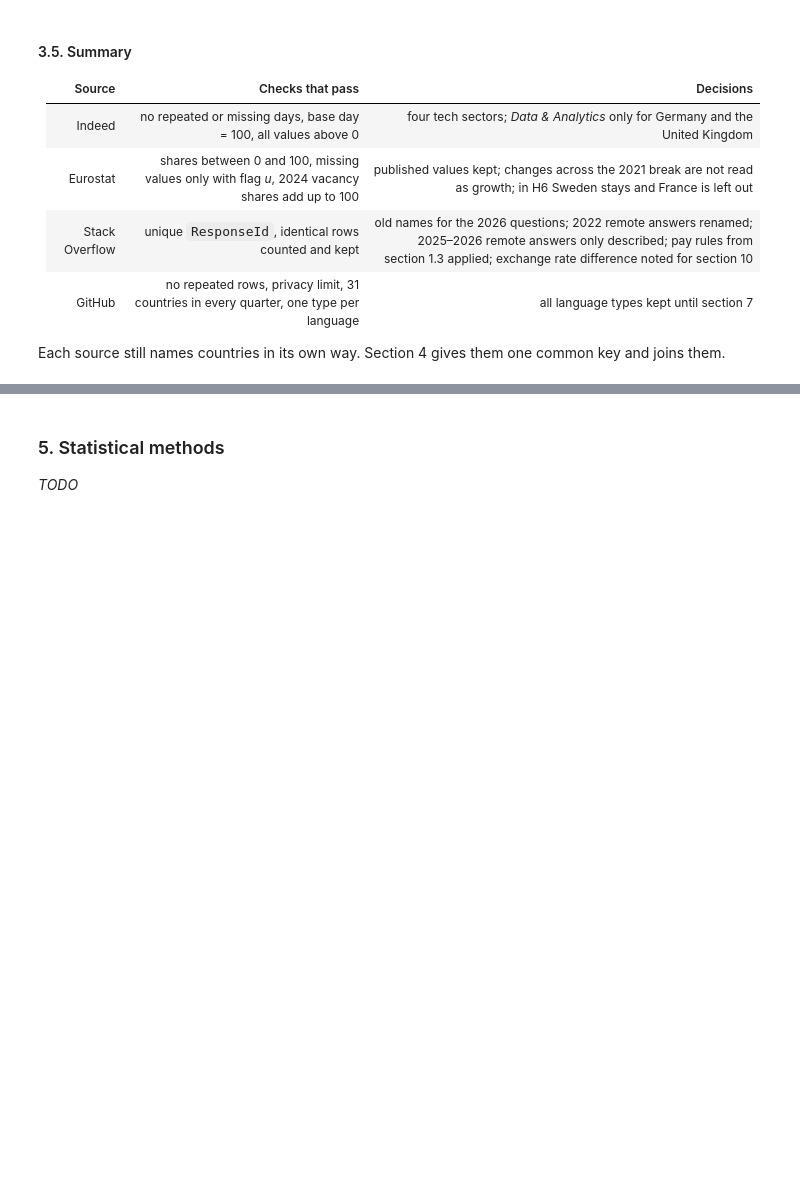
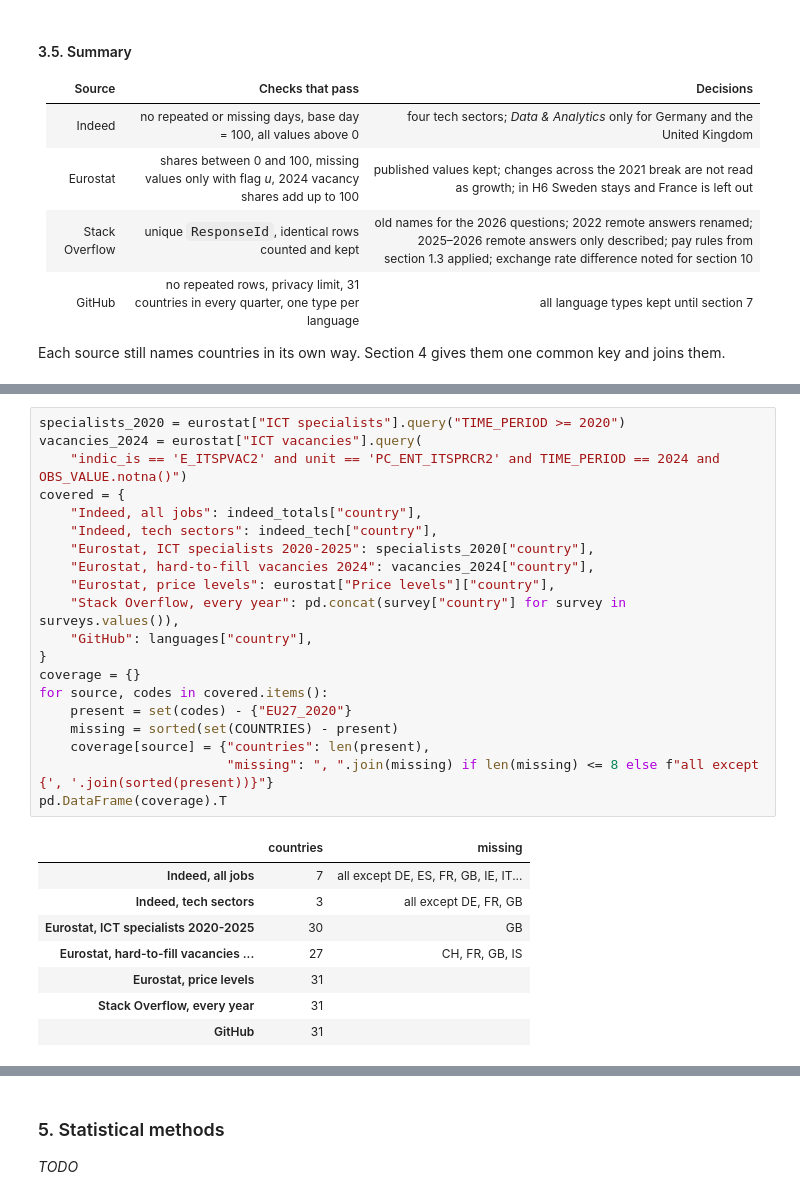
Before and after one commit to N1ko-Gr/eu-tech-job-market, a Jupyter notebook: eu_tech_job_market.ipynb, the cells around one changed output, grey strips where cells are left out. Cells and saved outputs as stored; diff of their text form; blank space fills up the shorter version.

```diff
--- a/eu_tech_job_market.ipynb
+++ b/eu_tech_job_market.ipynb
@@ -775,0 +814,29 @@ _TODO_
+# %%
+specialists_2020 = eurostat["ICT specialists"].query("TIME_PERIOD >= 2020")
+vacancies_2024 = eurostat["ICT vacancies"].query(
+    "indic_is == 'E_ITSPVAC2' and unit == 'PC_ENT_ITSPRCR2' and TIME_PERIOD == 2024 and OBS_VALUE.notna()")
+covered = {
+    "Indeed, all jobs": indeed_totals["country"],
+    "Indeed, tech sectors": indeed_tech["country"],
+    "Eurostat, ICT specialists 2020-2025": specialists_2020["country"],
+    "Eurostat, hard-to-fill vacancies 2024": vacancies_2024["country"],
+    "Eurostat, price levels": eurostat["Price levels"]["country"],
+    "Stack Overflow, every year": pd.concat(survey["country"] for survey in surveys.values()),
+    "GitHub": languages["country"],
+}
+coverage = {}
+for source, codes in covered.items():
+    present = set(codes) - {"EU27_2020"}
+    missing = sorted(set(COUNTRIES) - present)
+    coverage[source] = {"countries": len(present),
+                        "missing": ", ".join(missing) if len(missing) <= 8 else f"all except {', '.join(sorted(present))}"}
+pd.DataFrame(coverage).T
+# %% [output]
+|  | countries | missing |
+| Indeed, all jobs | 7 | all except DE, ES, FR, GB, IE, IT... |
+| Indeed, tech sectors | 3 | all except DE, FR, GB |
+| Eurostat, ICT specialists 2020-2025 | 30 | GB |
+| Eurostat, hard-to-fill vacancies ... | 27 | CH, FR, GB, IS |
+| Eurostat, price levels | 31 |  |
+| Stack Overflow, every year | 31 |  |
+| GitHub | 31 |  |
```
Also changed, not shown: parts of 16 cells of this notebook.
